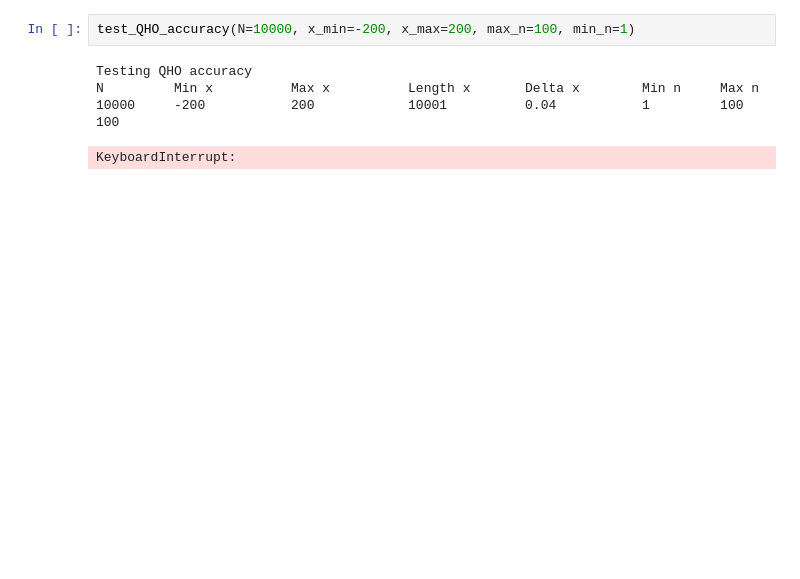
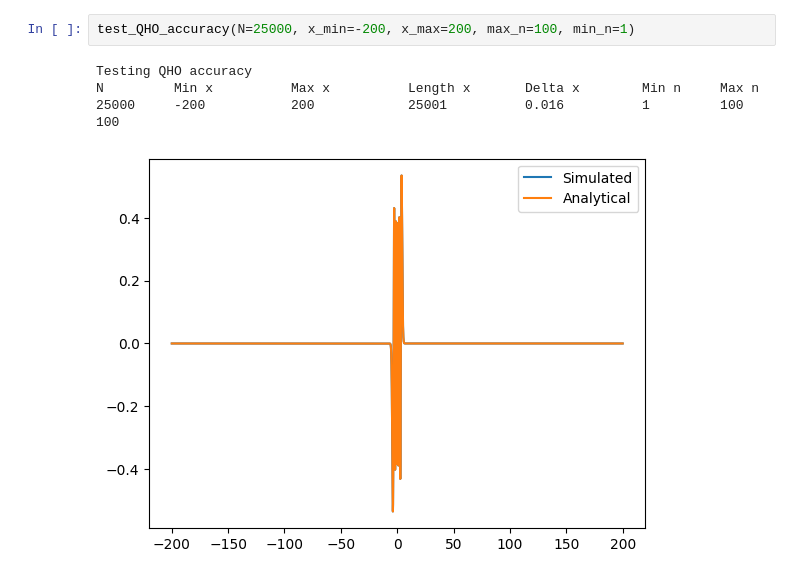
Before and after one commit to Adillwma/QuantumHarmonics, a Jupyter notebook: QuantumHarmonics/accuracy.ipynb, the cells around one changed output. Cells and saved outputs as stored; diff of their text form; blank space fills up the shorter version.

```diff
--- a/QuantumHarmonics/accuracy.ipynb
+++ b/QuantumHarmonics/accuracy.ipynb
@@ -202,11 +220,11 @@ E VECTORS LENGTH 1000
 # %%
-test_QHO_accuracy(N=10000, x_min=-200, x_max=200, max_n=100, min_n=1)
+test_QHO_accuracy(N=25000, x_min=-200, x_max=200, max_n=100, min_n=1)
 # %% [output]
 Testing QHO accuracy
 N         Min x          Max x          Length x       Delta x        Min n     Max n
-10000     -200           200            10001          0.04           1         100
+25000     -200           200            25001          0.016          1         100
 100
-KeyboardInterrupt:
+[figure, added]
 # %%
 test_QHO_accuracy(N=30000, x_min=-300, x_max=300, max_n=500, min_n=1)
 # %% [output]
```
Also changed, not shown: parts of 8 cells of this notebook, 6 other files.
